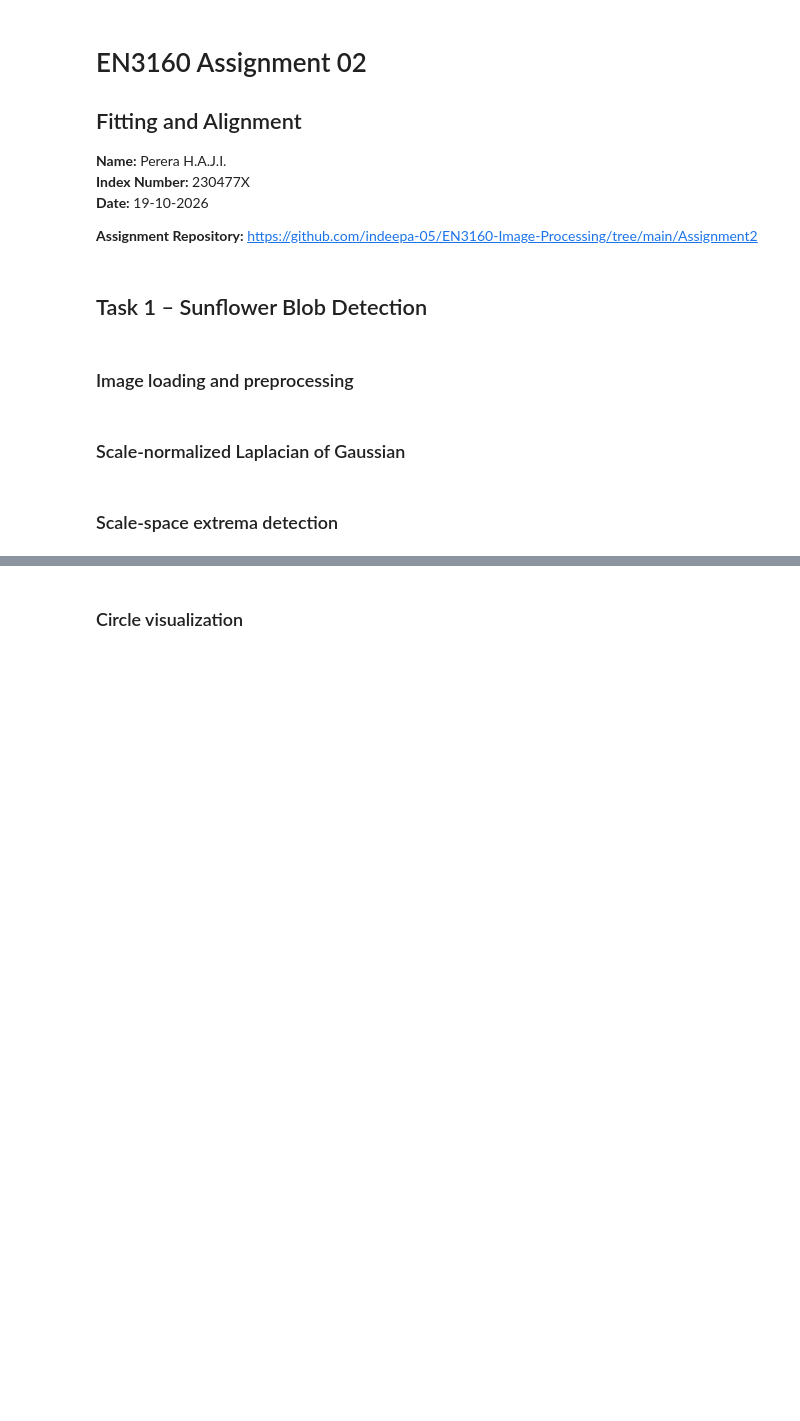
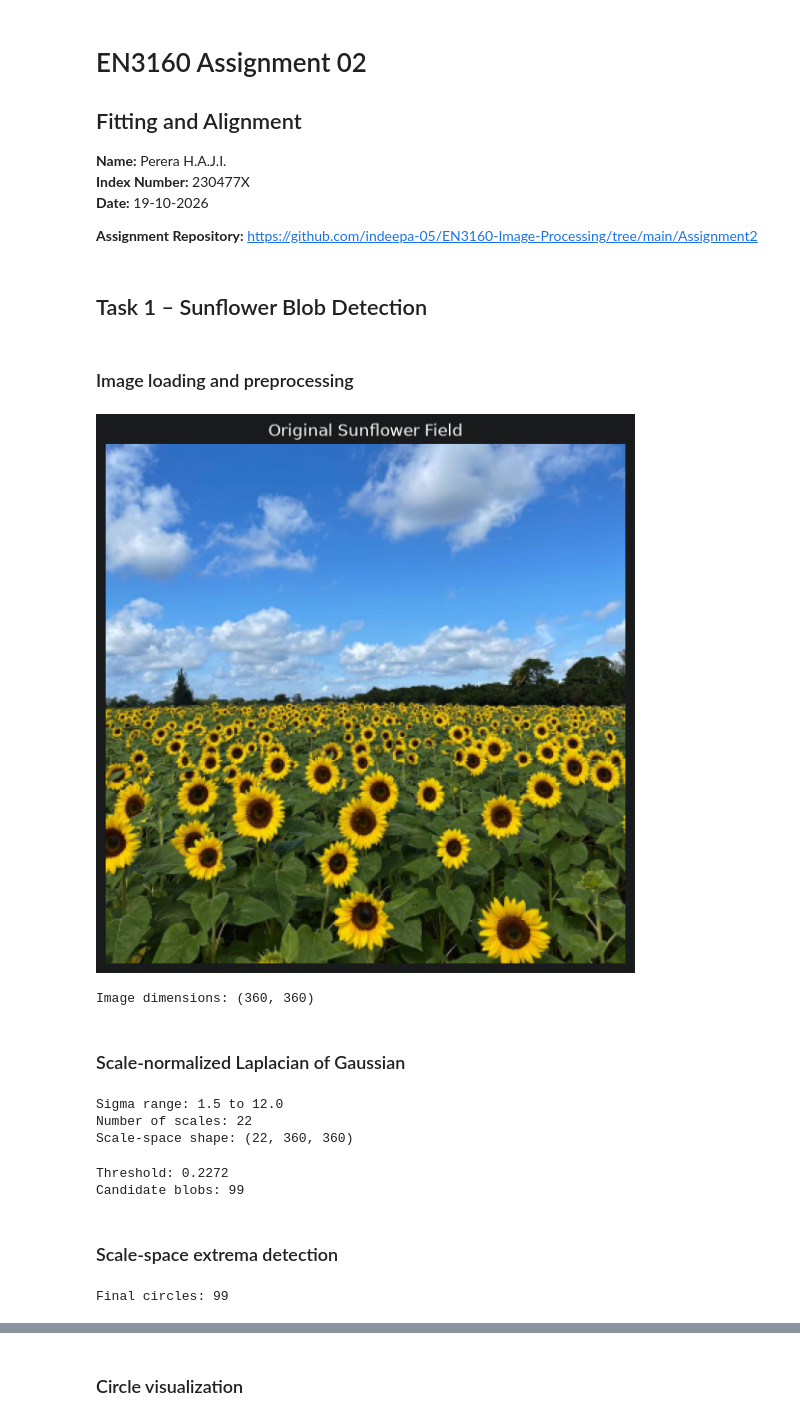
Before and after one commit to indeepa-05/EN3160-Image-Processing, a Jupyter notebook: Assignment2/EN3160_Assignment_02.ipynb, the cells around one changed output, grey strips where cells are left out. Saved outputs shown, nothing was run; the diff lists cells and outputs as text; code cells hidden in the pictures; blank space fills up the shorter version.

```diff
--- a/Assignment2/EN3160_Assignment_02.ipynb
+++ b/Assignment2/EN3160_Assignment_02.ipynb
@@ -11,7 +11,73 @@
 ## Task 1 – Sunflower Blob Detection
 # %% [markdown]
 ### Image loading and preprocessing
+# %%
+import cv2 as cv
+import numpy as np
+import matplotlib.pyplot as plt
+from scipy import ndimage
+
+# Read at quarter resolution
+image = cv.imread("images/the_berry_farms_sunflower_field.jpeg",cv.IMREAD_REDUCED_COLOR_4)
+if image is None:
+    raise FileNotFoundError("Image not found")
+gray = cv.cvtColor(image, cv.COLOR_BGR2GRAY)
+gray = gray.astype(np.float32) / 255.0
+plt.figure(figsize=(7, 7))
+plt.imshow(cv.cvtColor(image, cv.COLOR_BGR2RGB))
+plt.title("Original Sunflower Field")
+plt.axis("off")
+plt.show()
+print("Image dimensions:", gray.shape)
+# %% [output]
+[figure, added]
+Image dimensions: (360, 360)
 # %% [markdown]
 ### Scale-normalized Laplacian of Gaussian
+# %%
+sigmas = np.linspace(1.5, 12, 22)
+responses = []
+for sigma in sigmas:
+    log = ndimage.gaussian_laplace(gray, sigma)
+    responses.append(sigma**2 * log)
+scale_space = np.array(responses)
+print("Sigma range:", sigmas[0], "to", sigmas[-1])
+print("Number of scales:", len(sigmas))
+print("Scale-space shape:", scale_space.shape)
+# %% [output]
+Sigma range: 1.5 to 12.0
+Number of scales: 22
+Scale-space shape: (22, 360, 360)
+# %%
+# Scale-space extrema detection
+neighborhood = ndimage.maximum_filter(scale_space, size=(3, 7, 7))
+# Ignore sky and other upper-image structures
+start_row = int(gray.shape[0] * 0.42)
+# Select a threshold from positive responses in the field
+field = scale_space[:, start_row:, :]
+positive = field[field > 0]
+threshold = np.percentile(positive, 99)
+peaks = ((scale_space == neighborhood) &(scale_space > threshold))
+peaks[:, :start_row, :] = False
+locations = np.argwhere(peaks)
+print("Threshold:", round(float(threshold), 4))
+print("Candidate blobs:", len(locations))
+# %% [output]
+Threshold: 0.2272
+Candidate blobs: 99
 # %% [markdown]
 ### Scale-space extrema detection
+# %%
+# Convert extrema to circle parameters
+candidates = []
+for k, y, x in locations:
+    candidates.append({"x": int(x),"y": int(y),"sigma": float(sigmas[k]),"radius": float(np.sqrt(2) * sigmas[k]),"score": float(scale_space[k, y, x])})
+# Strongest responses first
+candidates.sort(key=lambda c: c["score"], reverse=True)
+circles = []
+for c in candidates:
+    if all(np.hypot(c["x"] - p["x"], c["y"] - p["y"])> 0.6 * max(c["radius"], p["radius"])for p in circles):
+        circles.append(c)
+print("Final circles:", len(circles))
+# %% [output]
+Final circles: 99
```
Also changed, not shown: parts of 4 cells of this notebook.
